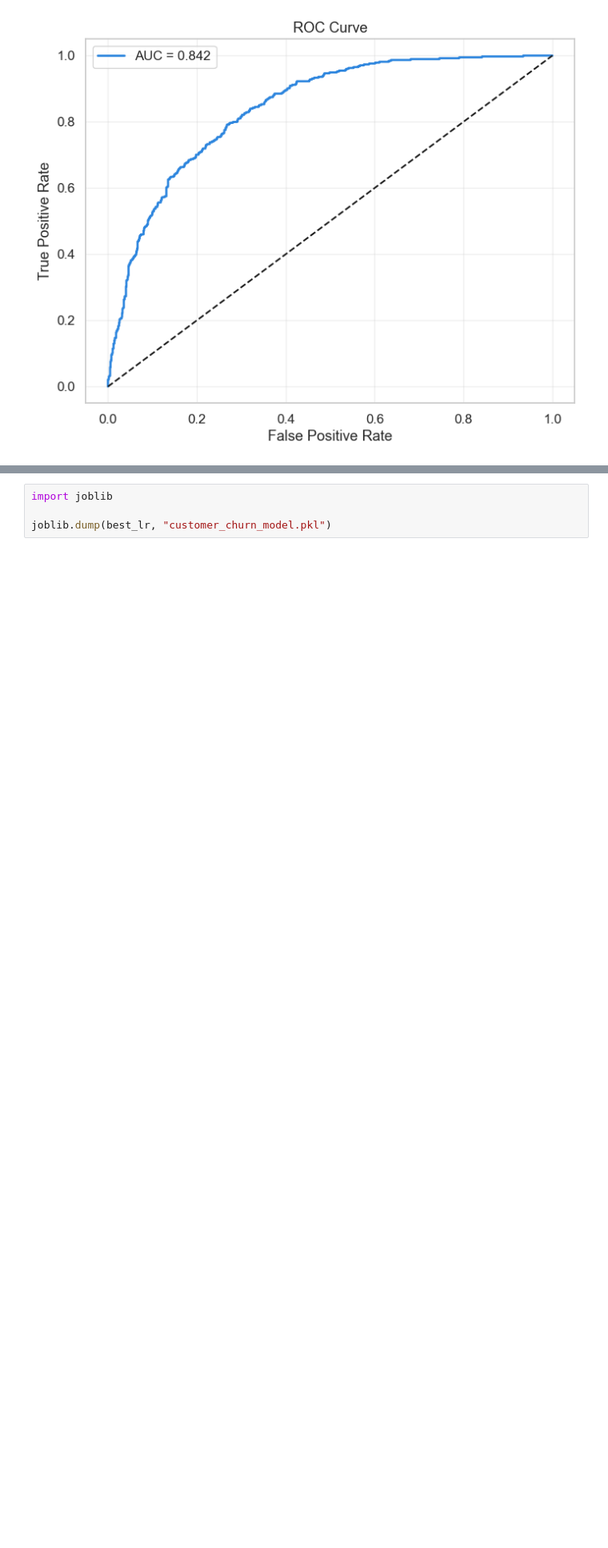
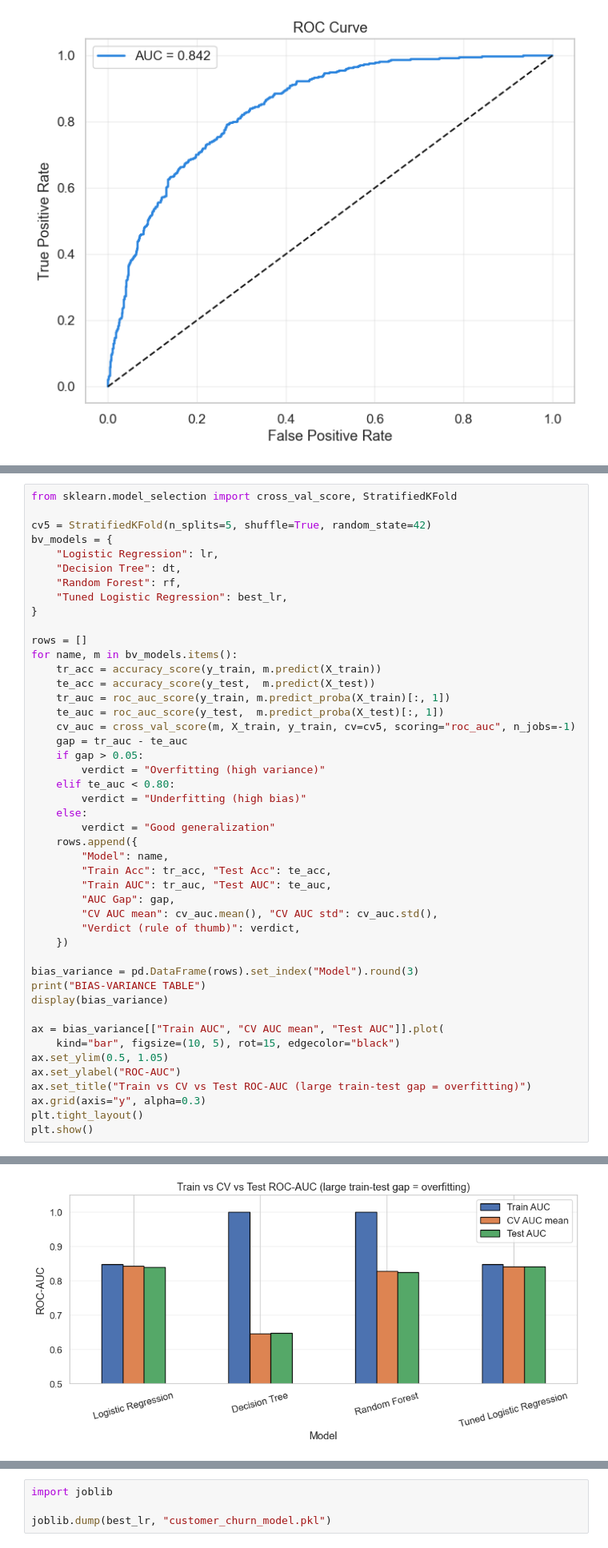
Before and after one commit to lakshmimallesh-dev/Customer-Churn-Prediction, a Jupyter notebook: Customer_Churn.ipynb, the cells around one changed output, grey strips where cells are left out. Shown at 80% size. Cells and saved outputs as stored; diff of their text form; blank space fills up the shorter version.

```diff
--- a/Customer_Churn.ipynb
+++ b/Customer_Churn.ipynb
@@ -1264,0 +1348,47 @@ plt.show()
+# %%
+from sklearn.model_selection import cross_val_score, StratifiedKFold
+
+cv5 = StratifiedKFold(n_splits=5, shuffle=True, random_state=42)
+bv_models = {
+    "Logistic Regression": lr,
+    "Decision Tree": dt,
+    "Random Forest": rf,
+    "Tuned Logistic Regression": best_lr,
+}
+
+rows = []
+for name, m in bv_models.items():
+    tr_acc = accuracy_score(y_train, m.predict(X_train))
+    te_acc = accuracy_score(y_test,  m.predict(X_test))
+    tr_auc = roc_auc_score(y_train, m.predict_proba(X_train)[:, 1])
+    te_auc = roc_auc_score(y_test,  m.predict_proba(X_test)[:, 1])
+    cv_auc = cross_val_score(m, X_train, y_train, cv=cv5, scoring="roc_auc", n_jobs=-1)
+    gap = tr_auc - te_auc
+    if gap > 0.05:
+        verdict = "Overfitting (high variance)"
+    elif te_auc < 0.80:
+        verdict = "Underfitting (high bias)"
+    else:
+        verdict = "Good generalization"
+    rows.append({
+        "Model": name,
+        "Train Acc": tr_acc, "Test Acc": te_acc,
+        "Train AUC": tr_auc, "Test AUC": te_auc,
+        "AUC Gap": gap,
+        "CV AUC mean": cv_auc.mean(), "CV AUC std": cv_auc.std(),
+        "Verdict (rule of thumb)": verdict,
+    })
+
+bias_variance = pd.DataFrame(rows).set_index("Model").round(3)
+print("BIAS-VARIANCE TABLE")
+display(bias_variance)
+
+ax = bias_variance[["Train AUC", "CV AUC mean", "Test AUC"]].plot(
+    kind="bar", figsize=(10, 5), rot=15, edgecolor="black")
+ax.set_ylim(0.5, 1.05)
+ax.set_ylabel("ROC-AUC")
+ax.set_title("Train vs CV vs Test ROC-AUC (large train-test gap = overfitting)")
+ax.grid(axis="y", alpha=0.3)
+plt.tight_layout()
+plt.show()
+# %% [output]
@@ -1264,0 +1402 @@ plt.show()
+[figure, added]
```
Also changed, not shown: parts of 11 cells of this notebook, 2 other files.
